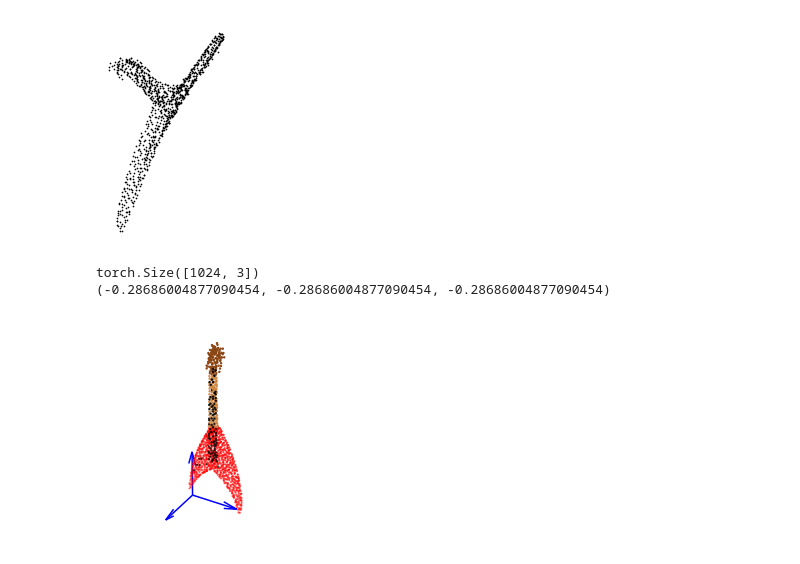
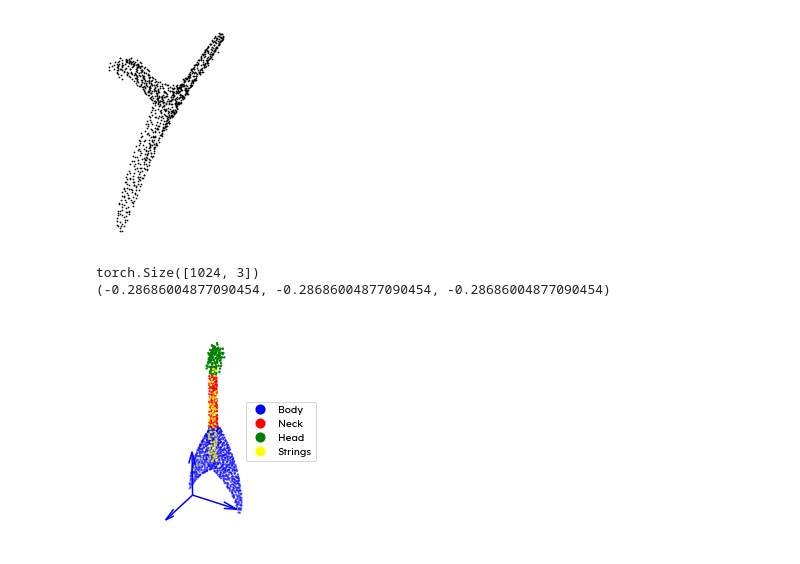
Before and after one commit to megaelius/LG-GCN, a Jupyter notebook: visualize.ipynb, the cells around one changed output. Drawn from its saved outputs; the diff is of its cells as text; code cells hidden in the pictures.

Commit message:
new figures

```diff
--- a/visualize.ipynb
+++ b/visualize.ipynb
@@ -592,6 +592,17 @@ fig.savefig('figures/guitarra.png', dpi=1024, pad_inches=0,bbox_inches='tight')
 torch.Size([1024, 3]) torch.Size([3, 2])
 [figure]
 # %%
+from matplotlib import font_manager
+
+font_dirs = ['figures/']
+font_files = font_manager.findSystemFonts(fontpaths=font_dirs)
+
+for font_file in font_files:
+    font_manager.fontManager.addfont(font_file)
+
+# set font
+plt.rcParams['font.family'] = 'Lexend Deca'
+
 opt = SimpleNamespace(n_filters = 64,
                       k= 16,
                       act='relu',
@@ -620,12 +631,17 @@ model.load_state_dict(state_dict['state_dict'])
 model.eval()
 
 dataset = ModelNet40(1024, 'test')
+
+i=0
+while dataset[i][1]!=24:
+    i+=1
+
 pc, target = dataset[29]
 pc = torch.Tensor(pc)
 
 points = pc.unsqueeze(0).unsqueeze(-1).transpose(2,1)
 
-plane_points = [torch.argmin(pc[:,2]).item(), torch.argmin(pc[:,0]).item(), torch.argmax(pc[:,0]).item()]
+plane_points = [torch.argmin(pc[:,2]).item(), torch.argmin(pc[:,1]).item(), torch.argmax(pc[:,0]).item()]
 #plane_points = [1,35,754]
 
 pred, edge_features = model(points)
@@ -637,40 +653,49 @@ colors = []
 for i in range(1024):
     if pc[i,1] < 0.036:
         if pc[i,0] < 0.15:
+            #colors.append('red')
+            colors.append('blue')
+        elif pc[i,0] < 0.7:
+            #colors.append('peru')
             colors.append('red')
-        elif pc[i,0] < 0.7:
-            colors.append('peru')
         else:
-            colors.append('saddlebrown')
+            #colors.append('saddlebrown')
+            colors.append('green')
     else:
-        colors.append('black')
+        #colors.append('black')
+        colors.append('yellow')
 
 #colors = ['black' for i in range(1024)]
 
 ax.scatter(pc[:,2],-pc[:,1],pc[:,0], s = 2,c = colors)
+
+dummy_lines = [plt.Line2D([],[], ls="", marker='.',
+                c = c, mew=.1, ms=20) for c in ['blue','red','green','yellow']]
+ax.legend(dummy_lines, [lt for lt in ['Body','Neck','Head','Strings']],
+          loc='center right')
 ax.set_box_aspect((np.ptp(pc[:,2]), np.ptp(pc[:,1]), np.ptp(pc[:,0])))
 
 #start of arrows
 sa = [torch.min(pc[:,2]),torch.max(pc[:,1]),torch.min(pc[:,0])]
 
 
 sz = 0.5
 soa = np.array([[sa[0], sa[1], sa[2], sz, 0, 0],
                 [sa[0], sa[1], sa[2], 0, -sz, 0],
                 [sa[0], sa[1], sa[2], 0, 0, sz]])
 
 X, Y, Z, U, V, W = zip(*soa)
 print(X)
 ax.quiver(X, Y, Z, U, V, W, color = ['blue', 'blue', 'blue'])
 ax.xaxis.set_ticklabels([])
 ax.yaxis.set_ticklabels([])
 ax.zaxis.set_ticklabels([])
 ax.axis('off')
-fig.savefig('figures/guitarra3D_color.png', dpi=1024, pad_inches=0,bbox_inches='tight')
+fig.savefig('figures/guitar3D_segmentation.png', dpi=1024, pad_inches=0,bbox_inches='tight')
 # %% [output]
 torch.Size([1024, 3])
 (-0.28686004877090454, -0.28686004877090454, -0.28686004877090454)
-[figure, old version]
+[figure, new version]
 # %%
 from matplotlib import font_manager
 
```
Also changed, not shown: parts of 2 cells of this notebook, 5 other files.
